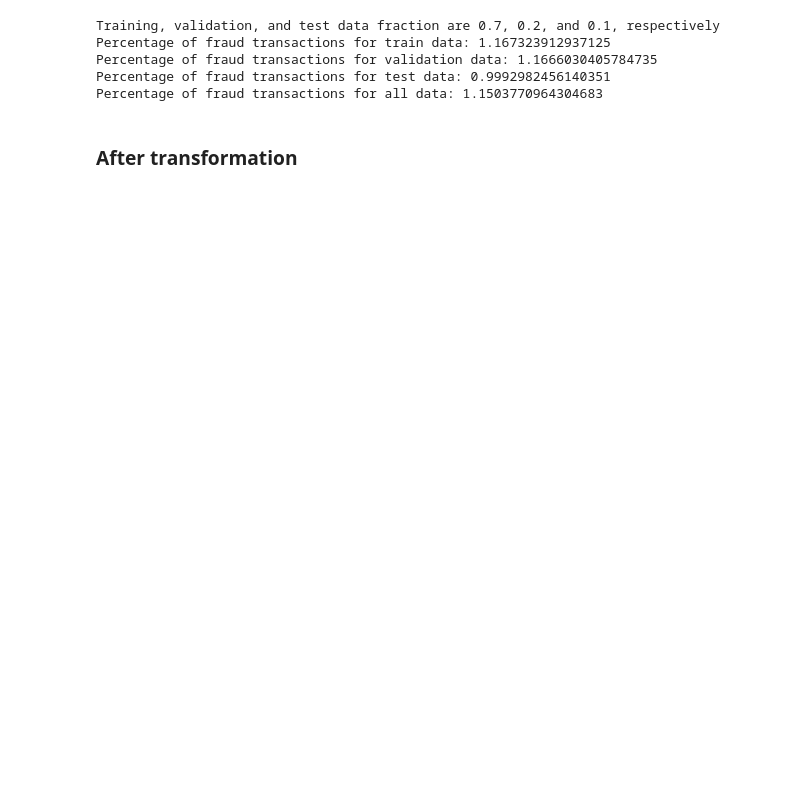
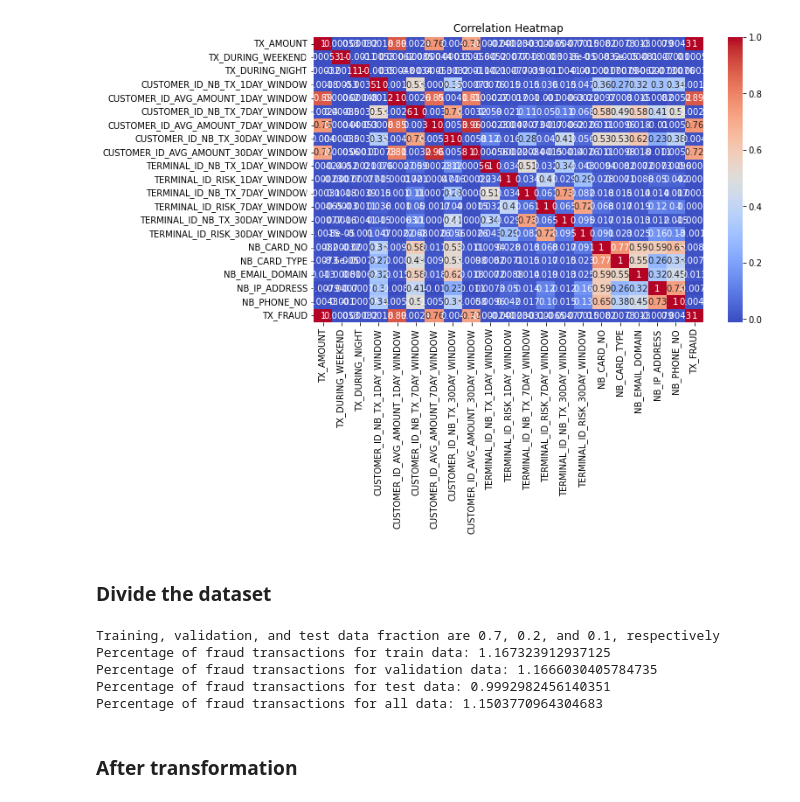
Before and after one commit to Ashetoto/Fraud-Detection, a Jupyter notebook: Demo.ipynb, the cells around one changed output. Drawn from its saved outputs; the diff is of its cells as text; code cells hidden in the pictures; blank space fills up the shorter version.

```diff
--- a/Demo.ipynb
+++ b/Demo.ipynb
@@ -37 +119,16 @@ input_features=['TX_AMOUNT','TX_DURING_WEEKEND', 'TX_DURING_NIGHT', 'CUSTOMER_ID
+# %%
+Xy_train = X_train.copy()
+Xy_train['TX_FRAUD'] = transactions_xgb['TX_AMOUNT']
+plt.figure(figsize=(10,6))
+sns.heatmap(Xy_train.corr(), annot=True, cmap='coolwarm')
+plt.title('Correlation Heatmap')
+plt.show()
+
+# Analysis 3: The correlation heatmap gives us an overview of how the different numeric variables
+# in our dataset are related to each other. For instance, if the transaction amount is highly correlated
+# with fraud, we might want to give this variable more importance in our predictive model.
+# %% [output]
+[figure, added]
+# %% [markdown]
+### Divide the dataset
 # %%
```
Also changed, not shown: parts of 26 cells of this notebook.
